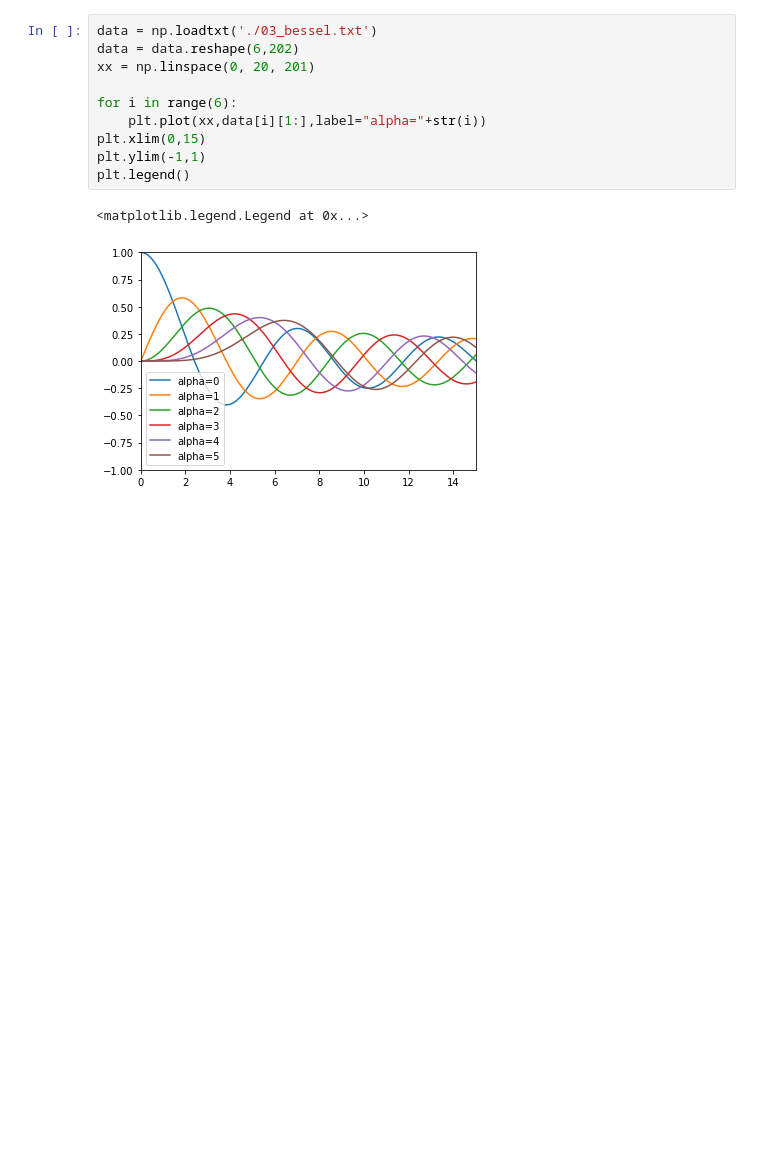
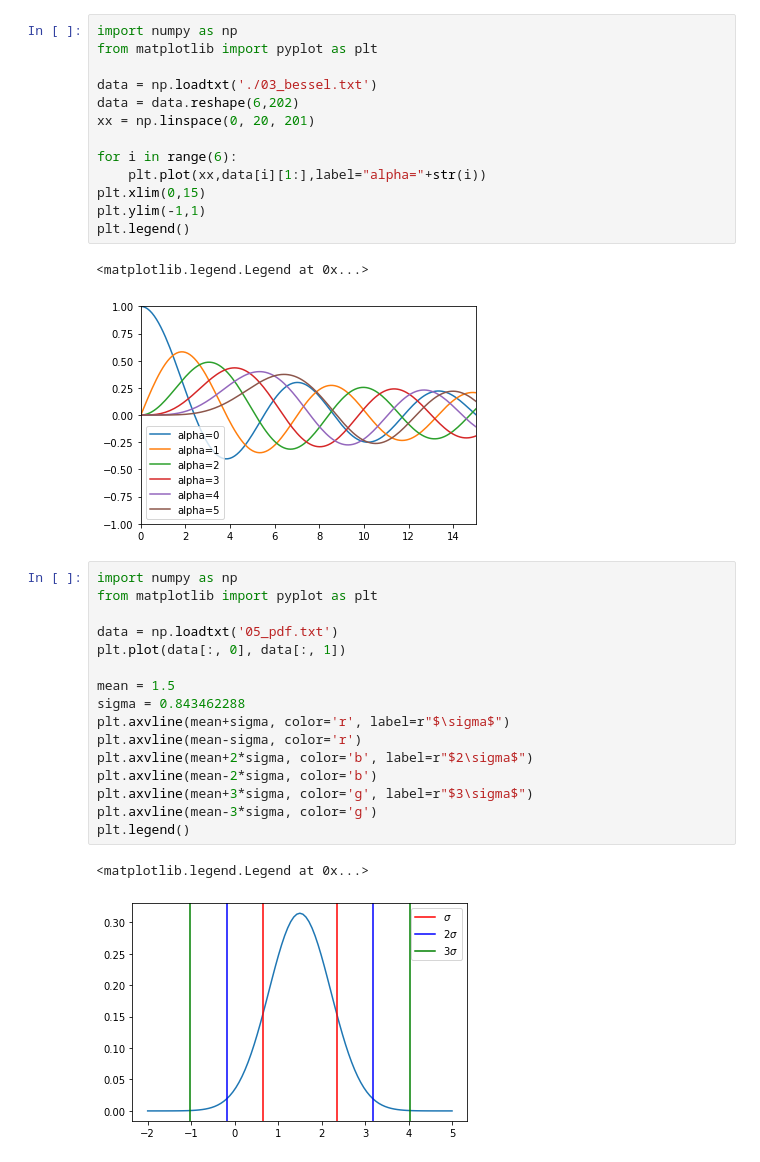
Before and after one commit to GumiJiong/Intro_Com_Phy, a Jupyter notebook: worksheet/plot.ipynb, the cells around one changed output. Cells and saved outputs as stored; diff of their text form; blank space fills up the shorter version.

```diff
--- a/worksheet/plot.ipynb
+++ b/worksheet/plot.ipynb
@@ -15,4 +16,7 @@ plt.plot(x,data2)
 # %%
+import numpy as np
+from matplotlib import pyplot as plt
+
 data = np.loadtxt('./03_bessel.txt')
 data = data.reshape(6,202)
 xx = np.linspace(0, 20, 201)
@@ -25,3 +29,22 @@ plt.legend()
 # %% [output]
 <matplotlib.legend.Legend at 0x...>
 [figure]
+# %%
+import numpy as np
+from matplotlib import pyplot as plt
+
+data = np.loadtxt('05_pdf.txt')
+plt.plot(data[:, 0], data[:, 1])
+
+mean = 1.5
+sigma = 0.843462288
+plt.axvline(mean+sigma, color='r', label=r"$\sigma$")
+plt.axvline(mean-sigma, color='r')
+plt.axvline(mean+2*sigma, color='b', label=r"$2\sigma$")
+plt.axvline(mean-2*sigma, color='b')
+plt.axvline(mean+3*sigma, color='g', label=r"$3\sigma$")
+plt.axvline(mean-3*sigma, color='g')
+plt.legend()
+# %% [output]
+<matplotlib.legend.Legend at 0x...>
+[figure, added]
```
Also changed, not shown: parts of 5 cells of this notebook, 20 other files.
